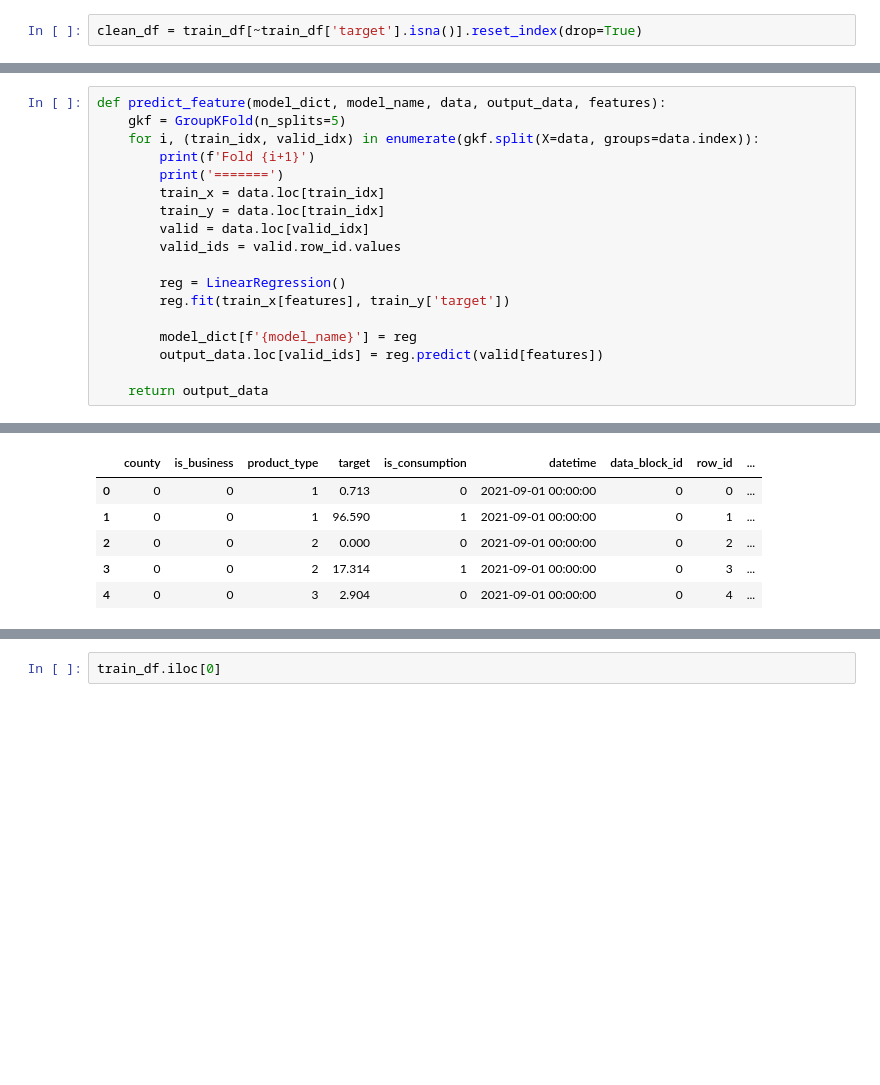
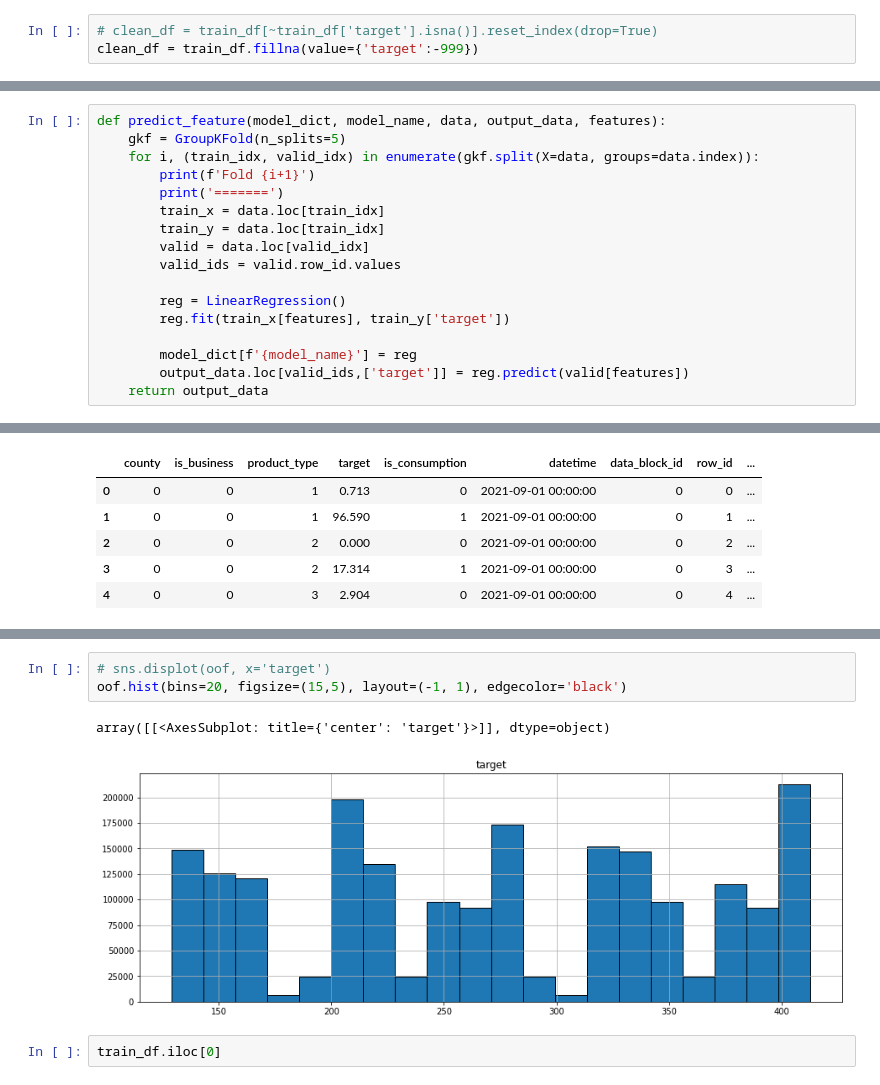
Before and after one commit to sitsawek/data-science-project, a Jupyter notebook: predict-energy-behavior-of-prosumers.ipynb, the cells around one changed output, grey strips where cells are left out. Cells and saved outputs as stored; diff of their text form; blank space fills up the shorter version.

Commit message:
Test predict function

```diff
--- a/predict-energy-behavior-of-prosumers.ipynb
+++ b/predict-energy-behavior-of-prosumers.ipynb
@@ -237,7 +241,8 @@ FEATURES
 # %%
 model = {}
 # %%
-clean_df = train_df[~train_df['target'].isna()].reset_index(drop=True)
+# clean_df = train_df[~train_df['target'].isna()].reset_index(drop=True)
+clean_df = train_df.fillna(value={'target':-999})
 # %%
 clean_df.head()
 # %% [output]
@@ -262,8 +271,7 @@ def predict_feature(model_dict, model_name, data, output_data, features):
         reg.fit(train_x[features], train_y['target'])
 
         model_dict[f'{model_name}'] = reg
-        output_data.loc[valid_ids] = reg.predict(valid[features])
-
+        output_data.loc[valid_ids,['target']] = reg.predict(valid[features])
     return output_data
 # %%
 train_df.head()
@@ -287,3 +311,9 @@ ValueError: shape mismatch: value array of shape (403565,) could not be broadcas
+# %%
+# sns.displot(oof, x='target')
+oof.hist(bins=20, figsize=(15,5), layout=(-1, 1), edgecolor='black')
+# %% [output]
+array([[<AxesSubplot: title={'center': 'target'}>]], dtype=object)
+[figure, added]
 # %%
 train_df.iloc[0]
 # %% [output]
```
Also changed, not shown: parts of 6 cells of this notebook.
